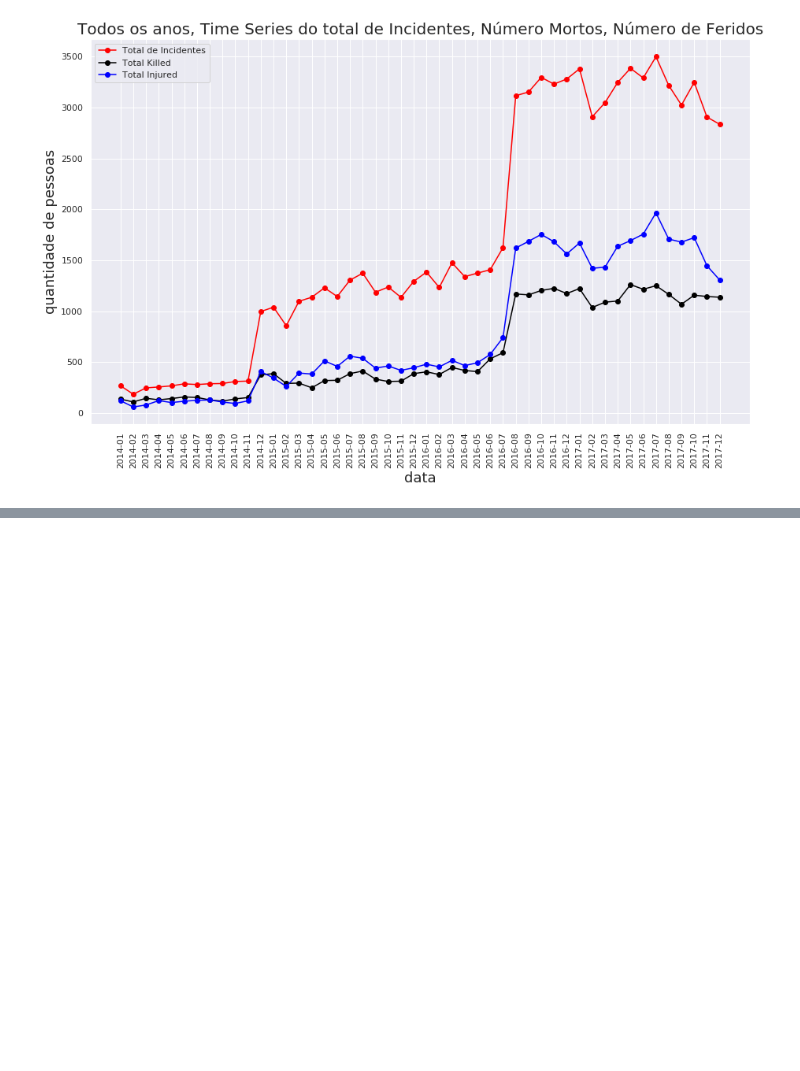
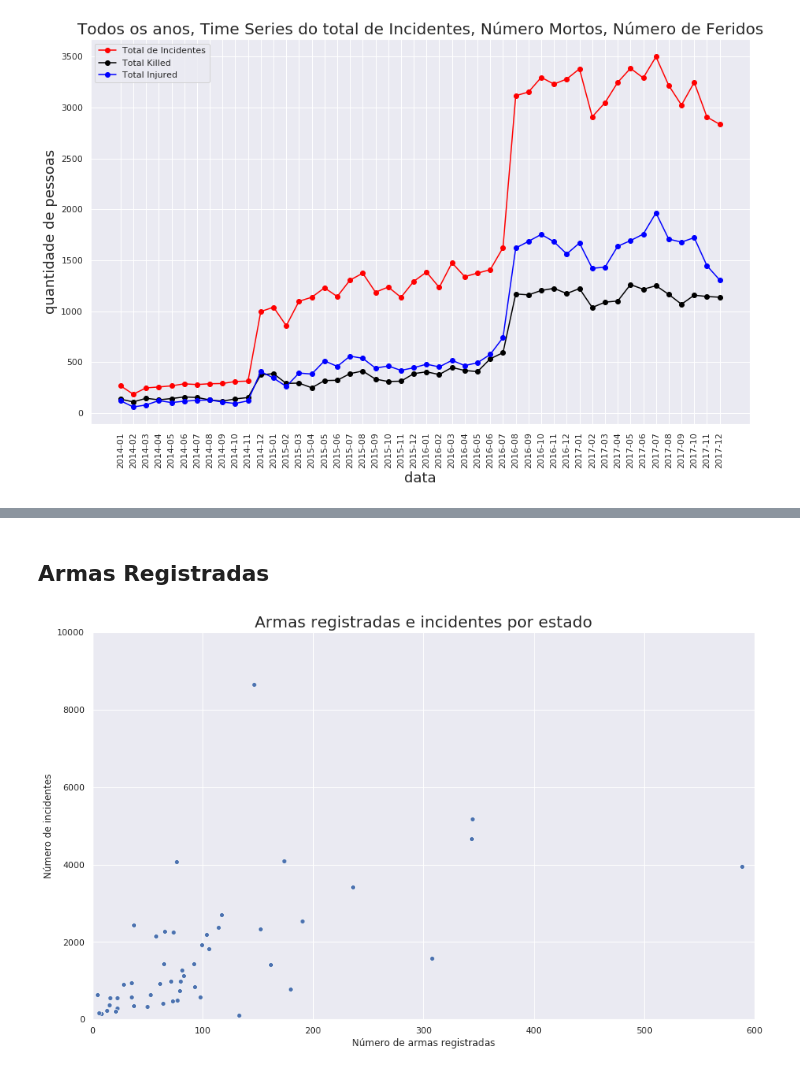
Before and after one commit to PedroPrisxzma/DataScience-Project, a Jupyter notebook: notebooks/Exploratory_Analysis.ipynb, the cells around one changed output, grey strips where cells are left out. Cells and saved outputs as stored; diff of their text form; code cells hidden in the pictures; blank space fills up the shorter version.

Commit message:
Add laws and guns registered analysis

```diff
--- a/notebooks/Exploratory_Analysis.ipynb
+++ b/notebooks/Exploratory_Analysis.ipynb
@@ -339,0 +363,15 @@ plt.show()
+# %% [markdown]
+## Armas Registradas
+# %%
+ax = sns.scatterplot(x='guns_registered', y='n_incidents', data=states)
+ax.set(ylim=(0, 10000), xlim=(0,600))
+# Título do plot
+plt.title("Armas registradas e incidentes por estado", fontsize=20)
+# Nome do eixo x
+plt.xlabel('Número de armas registradas')
+# Nome do eixo y
+plt.ylabel('Número de incidentes')
+
+plt.show()
+# %% [output]
+[figure, added]
```
Also changed, not shown: parts of 26 cells of this notebook.
